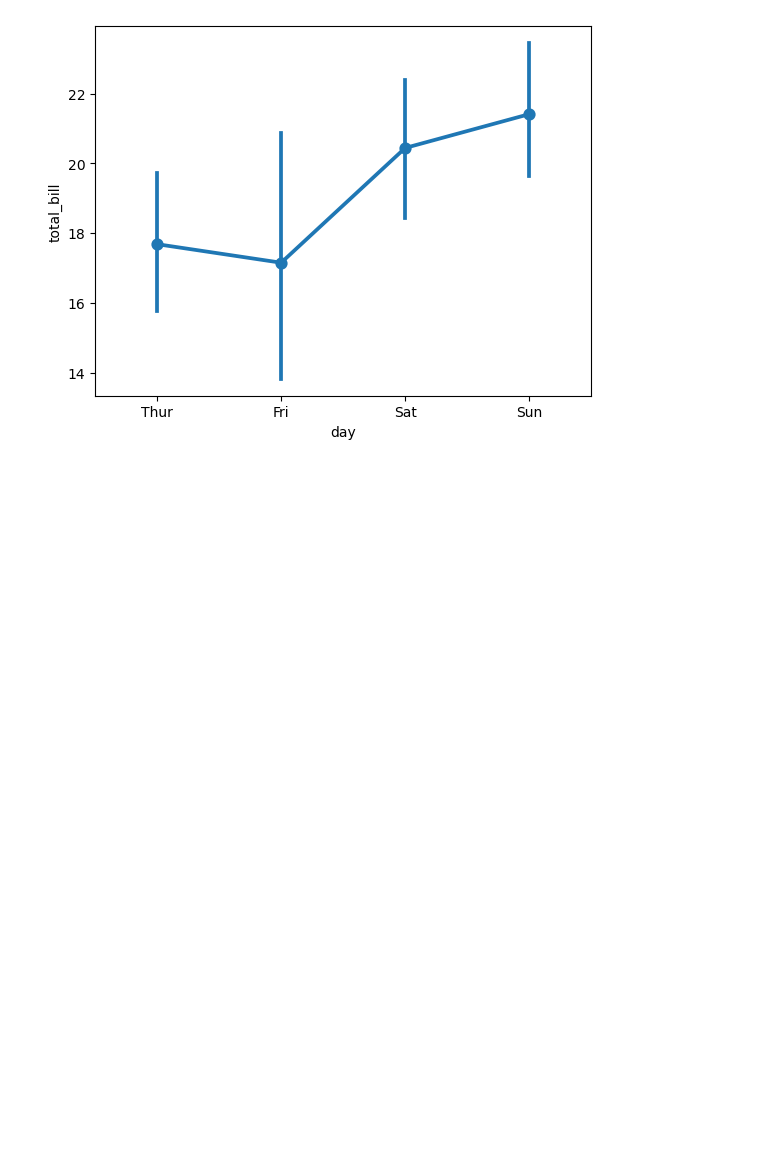
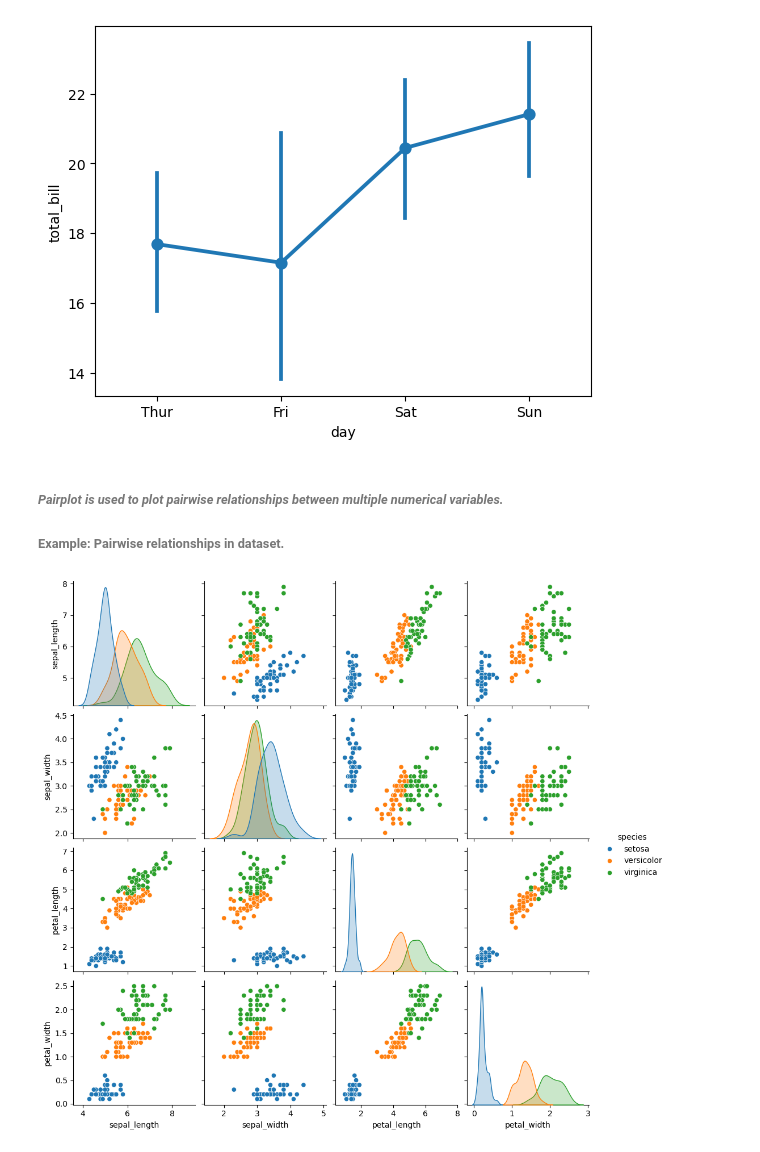
Before and after one commit to anurajrajak005/Seaborn-Daily-Practice, a Jupyter notebook: seaborn.ipynb, the cells around one changed output. Cells and saved outputs as stored; diff of their text form; code cells hidden in the pictures; blank space fills up the shorter version.

```diff
--- a/seaborn.ipynb
+++ b/seaborn.ipynb
@@ -86,3 +92,14 @@ sns.pointplot(data=df, x="day", y="total_bill")
 plt.show()
 # %% [output]
 [figure]
+# %% [markdown]
+###### *Pairplot is used to plot pairwise relationships between multiple numerical variables.*
+###### Example: Pairwise relationships in dataset.
+# %%
+import seaborn as sns
+import matplotlib.pyplot as plt
+iris = sns.load_dataset("iris")
+sns.pairplot(iris, hue="species")
+plt.show()
+# %% [output]
+[figure, added]
```
Also changed, not shown: parts of 1 cell of this notebook.
